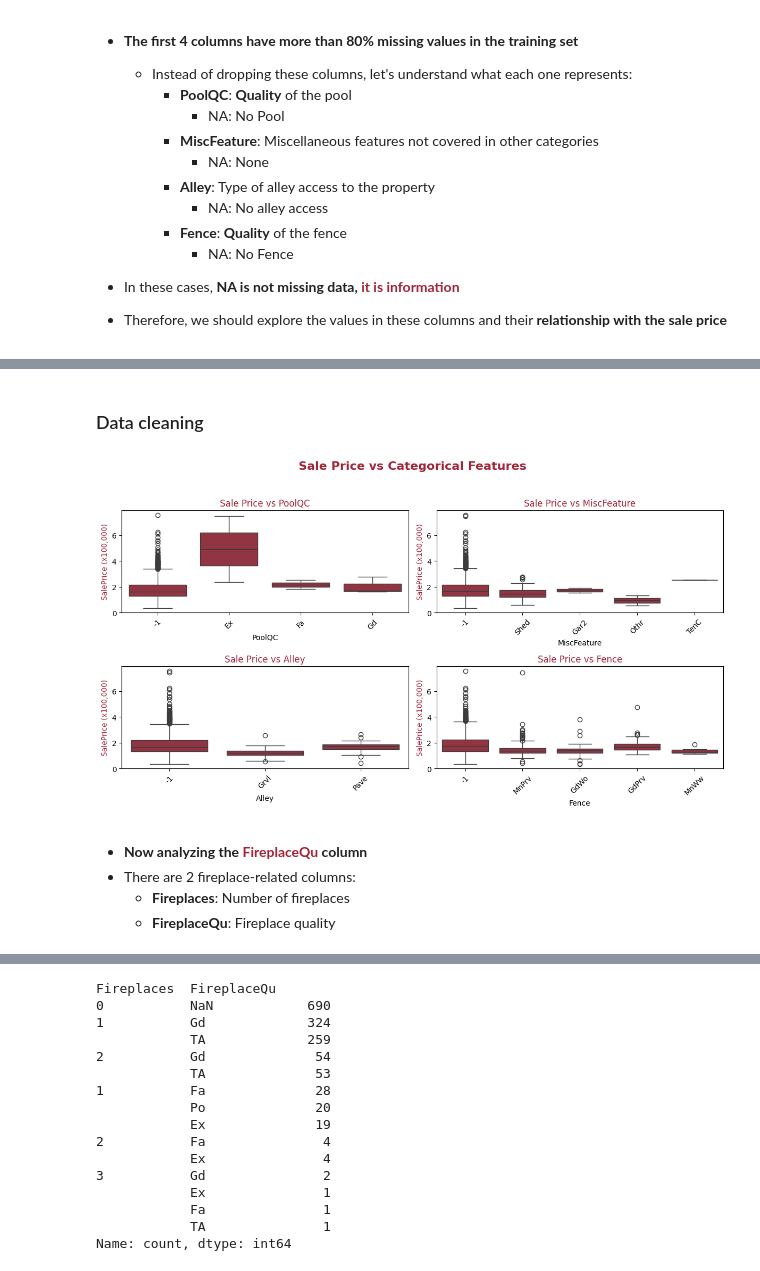
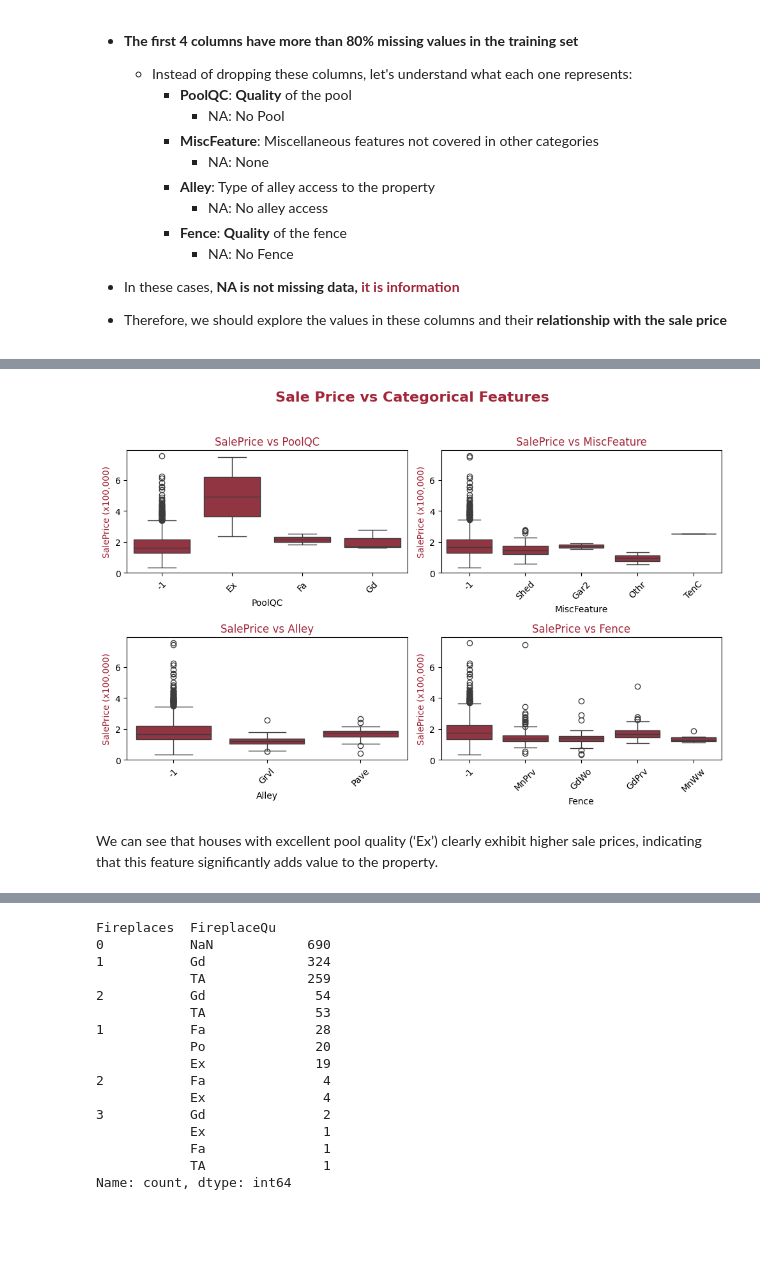
Before and after one commit to jaairomacedo/HousePrices, a Jupyter notebook: Coding/Code_1 - Clean_data.ipynb, the cells around one changed output, grey strips where cells are left out. Cells and saved outputs as stored; diff of their text form; code cells hidden in the pictures; blank space fills up the shorter version.

```diff
--- a/Coding/Code_1 - Clean_data.ipynb
+++ b/Coding/Code_1 - Clean_data.ipynb
@@ -57,6 +57,22 @@ from sklearn.neighbors import KNeighborsRegressor      # K-Nearest Neighbors Reg
 from sklearn.metrics import mean_absolute_error        # Mean Absolute Error (MAE)
 from sklearn.metrics import mean_squared_error         # Mean Squared Error (MSE and RMSE)
 from sklearn.metrics import r2_score                   # R-squared (goodness-of-fit)
+
+
+
+
+# Custom color (dark wine red)
+red_color = (162 / 255, 37 / 255, 56 / 255)
+
+
+
+
+from support import plot_categorical_boxplots  # Path to the .zip file
+
+
+
+
+import math
 # %%
 # Setting the global random seed for reproducibility
 np.random.seed(42)
@@ -184,5 +155,3 @@ dtype: object
-# %% [markdown]
-### Data cleaning
 # %%
 # We can replace the missing values in the first column with -1
 df_train[['PoolQC','MiscFeature','Alley','Fence']] = df_train[['PoolQC','MiscFeature','Alley','Fence']].fillna(-1)
@@ -192,39 +158,14 @@ df_test[['PoolQC','MiscFeature','Alley','Fence']] = df_test[['PoolQC','MiscFeatu
-# %%
-# Visualizing the relationship between categorical features and SalePrice with custom color
-
-# Custom color (dark wine red)
-rgb_color = (162 / 255, 37 / 255, 56 / 255)
-
-fig, ax = plt.subplots(ncols=2, nrows=2, figsize=(12, 7))
-fig.suptitle('Sale Price vs Categorical Features', fontsize=16, fontweight='bold', color=rgb_color)
-
-sns.boxplot(x=df_train.PoolQC, y=df_train.SalePrice / 100000, ax=ax[0,0], color=rgb_color)
-ax[0,0].set_ylabel('SalePrice (x100,000)', color=rgb_color)
-ax[0,0].set_title('Sale Price vs PoolQC', color=rgb_color)
-ax[0,0].tick_params(axis='x', rotation=45)
-
-sns.boxplot(x=df_train.MiscFeature, y=df_train.SalePrice / 100000, ax=ax[0,1], color=rgb_color)
-ax[0,1].set_ylabel('SalePrice (x100,000)', color=rgb_color)
-ax[0,1].set_title('Sale Price vs MiscFeature', color=rgb_color)
-ax[0,1].tick_params(axis='x', rotation=45)
-
-sns.boxplot(x=df_train.Alley, y=df_train.SalePrice / 100000, ax=ax[1,0], color=rgb_color)
-ax[1,0].set_ylabel('SalePrice (x100,000)', color=rgb_color)
-ax[1,0].set_title('Sale Price vs Alley', color=rgb_color)
-ax[1,0].tick_params(axis='x', rotation=45)
-
-sns.boxplot(x=df_train.Fence, y=df_train.SalePrice / 100000, ax=ax[1,1], color=rgb_color)
-ax[1,1].set_ylabel('SalePrice (x100,000)', color=rgb_color)
-ax[1,1].set_title('Sale Price vs Fence', color=rgb_color)
-ax[1,1].tick_params(axis='x', rotation=45)
-
-plt.tight_layout(rect=[0, 0.03, 1, 0.95])
-plt.show()
-# %% [output]
-[figure, removed]
-# %% [markdown]
-<a id='FireplaceQu'></a>
-- **Now analyzing the <font color='#A22538'>FireplaceQu</font> column**
-- There are 2 fireplace-related columns:
-    - **Fireplaces**: Number of fireplaces
-    - **FireplaceQu**: Fireplace quality
+# %%
+# Plot boxplots showing the relationship between SalePrice and selected categorical features
+plot_categorical_boxplots(
+    df=df_train,
+    cat_vars=['PoolQC', 'MiscFeature', 'Alley', 'Fence'],
+    target='SalePrice',
+    color=red_color,
+    title='Sale Price vs Categorical Features',
+    figsize=(10, 7)
+)
+# %% [output]
+[figure, added]
+# %% [markdown]
+We can see that houses with excellent pool quality (‘Ex’) clearly exhibit higher sale prices, indicating that this feature significantly adds value to the property.
```
Also changed, not shown: parts of 162 cells of this notebook, 2 other files.
